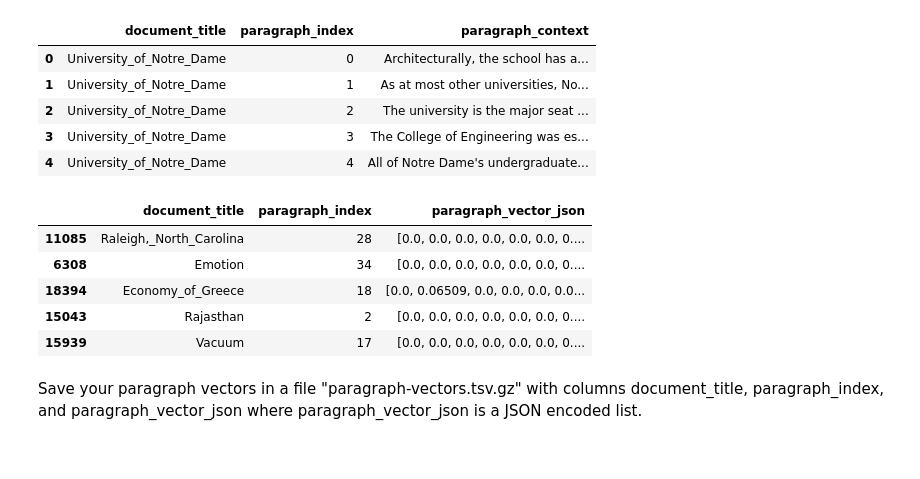
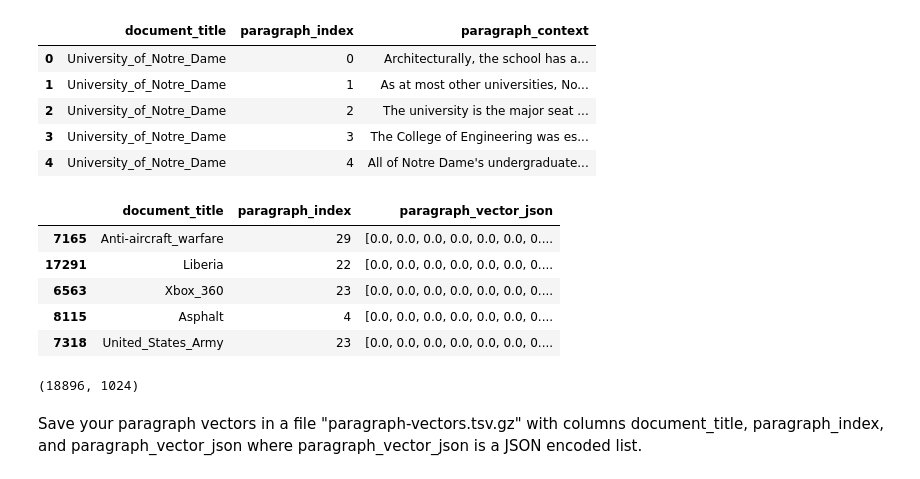
Before and after one commit to aidandig/dx704-project-10, a Jupyter notebook: dx704-project-10.ipynb, the cells around one changed output. Cells and saved outputs as stored; diff of their text form; code cells hidden in the pictures.

Commit message:
limit vector to 1024 features

```diff
--- a/dx704-project-10.ipynb
+++ b/dx704-project-10.ipynb
@@ -186,30 +186,34 @@ parsed_copy.head()
 # %%
 from sklearn.feature_extraction.text import TfidfVectorizer
 import numpy as np
 import json
 
 # extract context from the paragraph_context's dictionary using 'context' key
 paragraph_vectors = parsed_df.copy()
 # paragraph_vectors['context'] = paragraph_vectors['paragraph_context'].apply(lambda x: x.get('context'))
 
-tfidf_vectorizer = TfidfVectorizer(norm='l2')
+tfidf_vectorizer = TfidfVectorizer(stop_words='english', max_features=1024, norm='l2')
 ctx_tfidf = tfidf_vectorizer.fit_transform(paragraph_vectors['paragraph_context'])
 round_vec = np.round(ctx_tfidf.toarray(), decimals=5)        # rounding to 5 decimals to save memory
 
 paragraph_vec_df = pd.DataFrame({
     'document_title': paragraph_vectors['document_title'],
     'paragraph_index': paragraph_vectors['paragraph_index'],
     'paragraph_vector_json': [json.dumps(vec.tolist()) for vec in round_vec]
 })
 
 paragraph_vec_df.sample(5)
 # %% [output]
 |  | document_title | paragraph_index | paragraph_vector_json |
-| 11085 | Raleigh,_North_Carolina | 28 | [0.0, 0.0, 0.0, 0.0, 0.0, 0.0, 0.... |
-| 6308 | Emotion | 34 | [0.0, 0.0, 0.0, 0.0, 0.0, 0.0, 0.... |
-| 18394 | Economy_of_Greece | 18 | [0.0, 0.06509, 0.0, 0.0, 0.0, 0.0... |
-| 15043 | Rajasthan | 2 | [0.0, 0.0, 0.0, 0.0, 0.0, 0.0, 0.... |
-| 15939 | Vacuum | 17 | [0.0, 0.0, 0.0, 0.0, 0.0, 0.0, 0.... |
+| 7165 | Anti-aircraft_warfare | 29 | [0.0, 0.0, 0.0, 0.0, 0.0, 0.0, 0.... |
+| 17291 | Liberia | 22 | [0.0, 0.0, 0.0, 0.0, 0.0, 0.0, 0.... |
+| 6563 | Xbox_360 | 23 | [0.0, 0.0, 0.0, 0.0, 0.0, 0.0, 0.... |
+| 8115 | Asphalt | 4 | [0.0, 0.0, 0.0, 0.0, 0.0, 0.0, 0.... |
+| 7318 | United_States_Army | 23 | [0.0, 0.0, 0.0, 0.0, 0.0, 0.0, 0.... |
+# %%
+round_vec.shape
+# %% [output]
+(18896, 1024)
 # %% [markdown]
 Save your paragraph vectors in a file "paragraph-vectors.tsv.gz" with columns document_title, paragraph_index, and paragraph_vector_json where paragraph_vector_json is a JSON encoded list.
 # %% [markdown]
```
Also changed, not shown: parts of 5 cells of this notebook, 4 other files.
